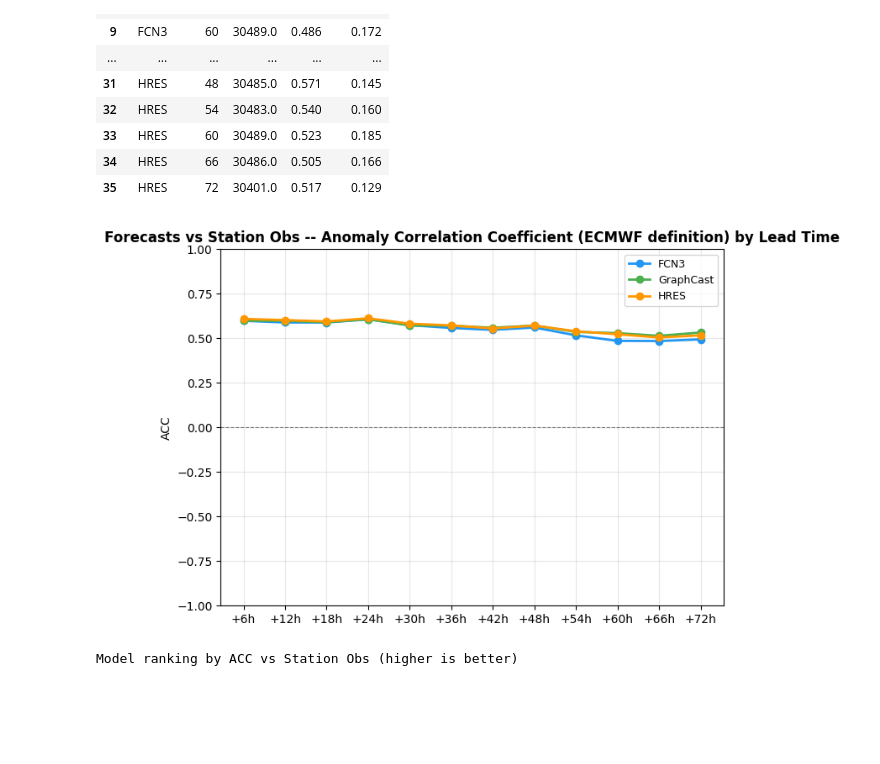
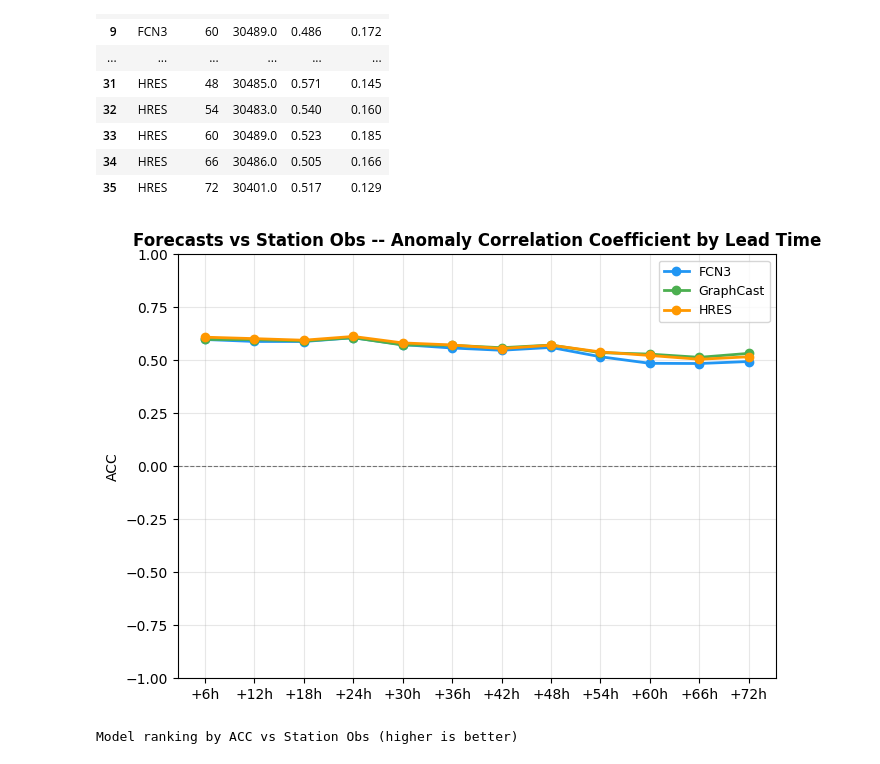
Before and after one commit to chensy618/WF-experiments, a Jupyter notebook: experiments/notebooks/rebuttal_model_comparison_analysis_72h_interpolate.ipynb, the cells around one changed output. Drawn from its saved outputs; the diff is of its cells as text; code cells hidden in the pictures; blank space fills up the shorter version.

```diff
--- a/experiments/notebooks/rebuttal_model_comparison_analysis_72h_interpolate.ipynb
+++ b/experiments/notebooks/rebuttal_model_comparison_analysis_72h_interpolate.ipynb
@@ -1248,21 +1377,21 @@ Anomaly Correlation Coefficient (ACC) vs Station Obs -- WeatherBench2 formula, i
 # %%
 # 16.2 Figure: ACC vs lead time (Forecasts vs Station Obs)
 fig, ax = plt.subplots(figsize=(7, 5))
 for model in MODEL_ORDER:
     sub = acc_vs_obs[acc_vs_obs['model'] == model].set_index('lead_h').reindex(LEAD_HOURS)
     ax.plot(LEAD_HOURS, sub['ACC'], marker='o', ms=6, lw=2, color=CLR[model], label=model)
 ax.axhline(0, color='k', lw=0.8, linestyle='--', alpha=0.5)
 ax.set_xticks(LEAD_HOURS); ax.set_xticklabels([f'+{lh}h' for lh in LEAD_HOURS])
 ax.set_ylim(-1, 1)
 ax.set_ylabel('ACC', fontsize=10)
-ax.set_title('Forecasts vs Station Obs -- Anomaly Correlation Coefficient (ECMWF definition) by Lead Time', fontsize=12, fontweight='bold')
+ax.set_title('Forecasts vs Station Obs -- Anomaly Correlation Coefficient by Lead Time', fontsize=12, fontweight='bold')
 ax.legend(fontsize=9)
 ax.grid(alpha=0.3)
 plt.tight_layout()
 plt.savefig(FIG_DIR / 'acc_vs_obs_lead_time.png', dpi=130, bbox_inches='tight')
 plt.show()
 # %% [output]
-[figure, old version]
+[figure, new version]
 # %%
 # 16.3 Model ranking by ACC vs Station Obs (mean across lead times)
 acc_obs_pivot = (acc_vs_obs.pivot(index='model', columns='lead_h', values='ACC')
```
Also changed, not shown: parts of 7 cells of this notebook.
